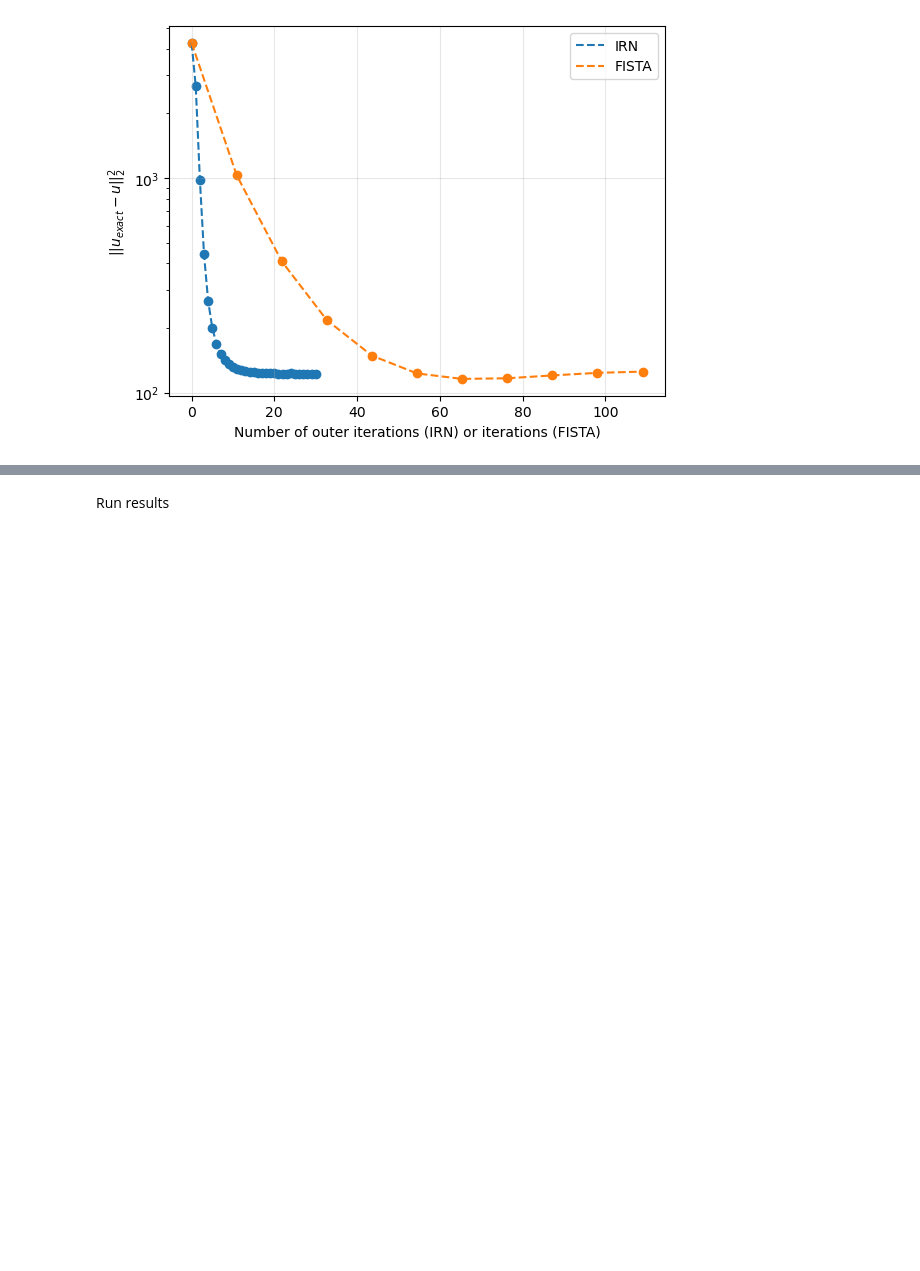
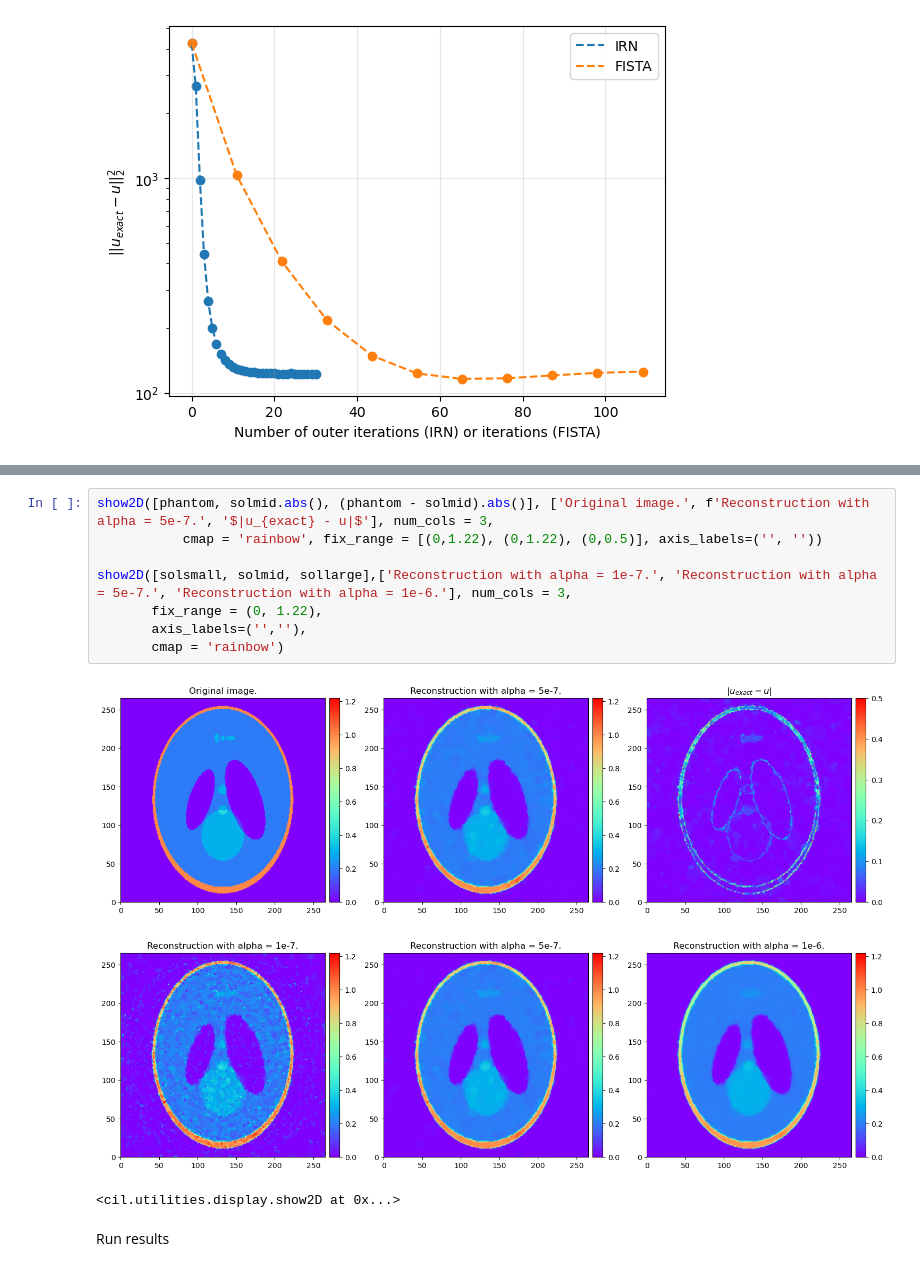
Before and after one commit to FemkeFJF/CIL-Demos, a Jupyter notebook: Femke/IRN/functions_for_precond.ipynb, the cells around one changed output, grey strips where cells are left out. Cells and saved outputs as stored; diff of their text form; blank space fills up the shorter version.

```diff
--- a/Femke/IRN/functions_for_precond.ipynb
+++ b/Femke/IRN/functions_for_precond.ipynb
@@ -718,5 +711,17 @@ outer iteration: 10
 [figure]
 <cil.utilities.display.show2D at 0x...>
+# %%
+show2D([phantom, solmid.abs(), (phantom - solmid).abs()], ['Original image.', f'Reconstruction with alpha = 5e-7.', '$|u_{exact} - u|$'], num_cols = 3,
+           cmap = 'rainbow', fix_range = [(0,1.22), (0,1.22), (0,0.5)], axis_labels=('', ''))
+
+show2D([solsmall, solmid, sollarge],['Reconstruction with alpha = 1e-7.', 'Reconstruction with alpha = 5e-7.', 'Reconstruction with alpha = 1e-6.'], num_cols = 3,
+       fix_range = (0, 1.22),
+       axis_labels=('',''),
+       cmap = 'rainbow')
+# %% [output]
+[figure, added]
+[figure, added]
+<cil.utilities.display.show2D at 0x...>
 # %% [markdown]
 Run results
 # %%
```
Also changed, not shown: parts of 7 cells of this notebook.
